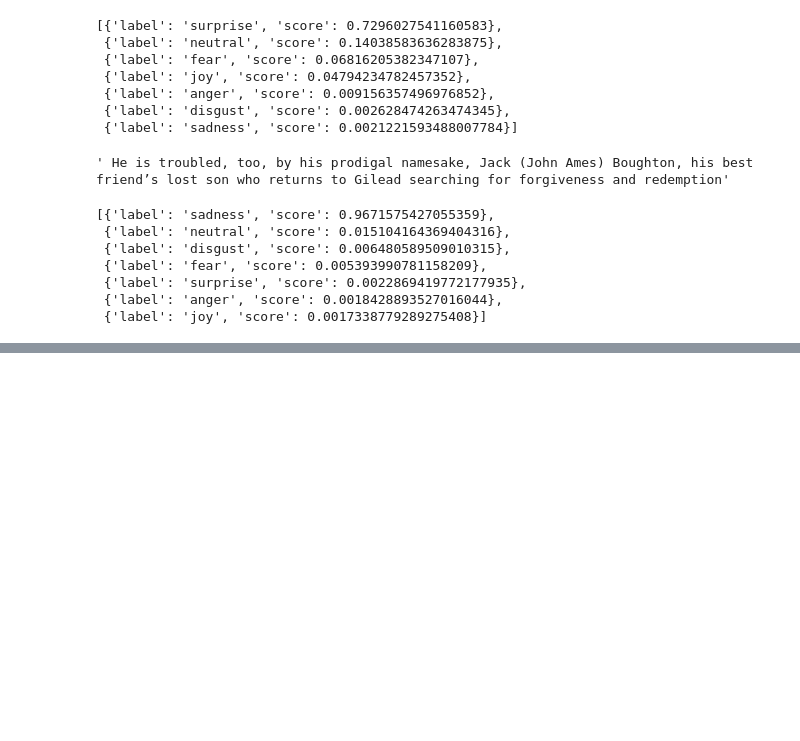
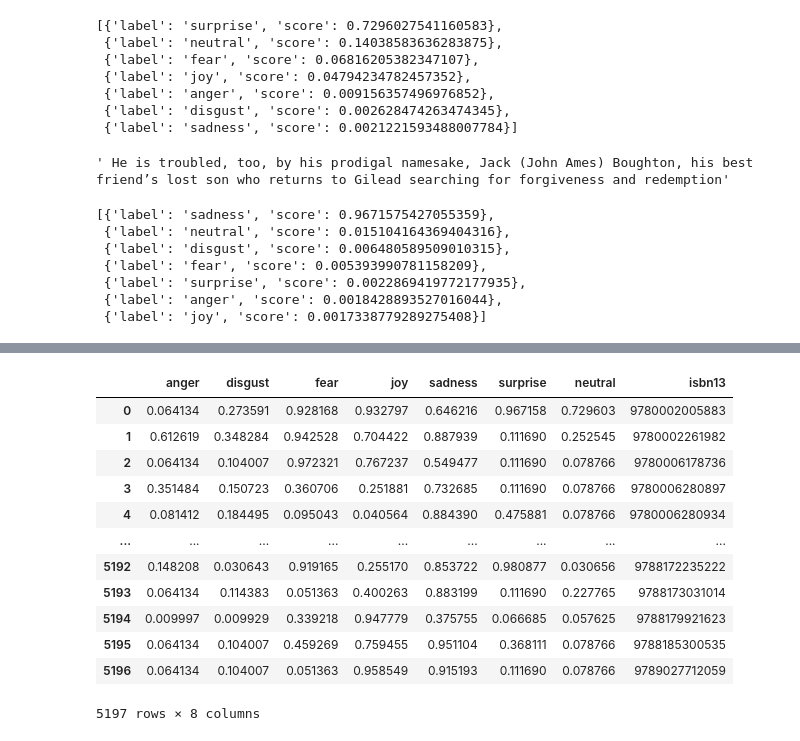
Before and after one commit to rajan-bhateja/Book-Recommender, a Jupyter notebook: sentiment_analysis.ipynb, the cells around one changed output, grey strips where cells are left out. Cells and saved outputs as stored; diff of their text form; code cells hidden in the pictures; blank space fills up the shorter version.

```diff
--- a/sentiment_analysis.ipynb
+++ b/sentiment_analysis.ipynb
@@ -71,0 +83,46 @@ predictions[4]
+# %%
+emotion_labels = ["anger", "disgust", "fear", "joy", "sadness", "surprise", "neutral"]
+isbn = []
+
+emotion_scores = {label: [] for label in emotion_labels}
+# %%
+def calculate_max_emotion_scores(predictions):
+    per_emotion_scores = {label: [] for label in emotion_labels}
+    for prediction in predictions:
+        sorted_predictions = sorted(prediction, key=lambda x: x["label"])
+        for index, label in enumerate(emotion_labels):
+            per_emotion_scores[label].append(sorted_predictions[index]["score"])
+
+    return {label: np.max(scores) for label, scores in per_emotion_scores.items()}
+# %%
+emotion_labels = ["anger", "disgust", "fear", "joy", "sadness", "surprise", "neutral"]
+isbn = []
+
+emotion_scores = {label: [] for label in emotion_labels}
+
+for i in tqdm(range(len(books))):
+    isbn.append(books["isbn13"][i])
+    sentences = books["description"][i].split(".")
+    predictions = classifier.predict(sentences)
+    max_scores = calculate_max_emotion_scores(predictions)
+    for label in emotion_labels:
+        emotion_scores[label].append(max_scores[label])
+# %%
+emotions_df = pd.DataFrame(emotion_scores)
+emotions_df["isbn13"] = isbn
+# %%
+emotions_df
+# %% [output]
+|  | anger | disgust | fear | joy | sadness | surprise | neutral | isbn13 |
+| 0 | 0.064134 | 0.273591 | 0.928168 | 0.932797 | 0.646216 | 0.967158 | 0.729603 | 9780002005883 |
+| 1 | 0.612619 | 0.348284 | 0.942528 | 0.704422 | 0.887939 | 0.111690 | 0.252545 | 9780002261982 |
+| 2 | 0.064134 | 0.104007 | 0.972321 | 0.767237 | 0.549477 | 0.111690 | 0.078766 | 9780006178736 |
+| 3 | 0.351484 | 0.150723 | 0.360706 | 0.251881 | 0.732685 | 0.111690 | 0.078766 | 9780006280897 |
+| 4 | 0.081412 | 0.184495 | 0.095043 | 0.040564 | 0.884390 | 0.475881 | 0.078766 | 9780006280934 |
+| ... | ... | ... | ... | ... | ... | ... | ... | ... |
+| 5192 | 0.148208 | 0.030643 | 0.919165 | 0.255170 | 0.853722 | 0.980877 | 0.030656 | 9788172235222 |
+| 5193 | 0.064134 | 0.114383 | 0.051363 | 0.400263 | 0.883199 | 0.111690 | 0.227765 | 9788173031014 |
+| 5194 | 0.009997 | 0.009929 | 0.339218 | 0.947779 | 0.375755 | 0.066685 | 0.057625 | 9788179921623 |
+| 5195 | 0.064134 | 0.104007 | 0.459269 | 0.759455 | 0.951104 | 0.368111 | 0.078766 | 9788185300535 |
+| 5196 | 0.064134 | 0.104007 | 0.051363 | 0.958549 | 0.915193 | 0.111690 | 0.078766 | 9789027712059 |
+5197 rows × 8 columns
```
Also changed, not shown: parts of 6 cells of this notebook, 1 other file.
